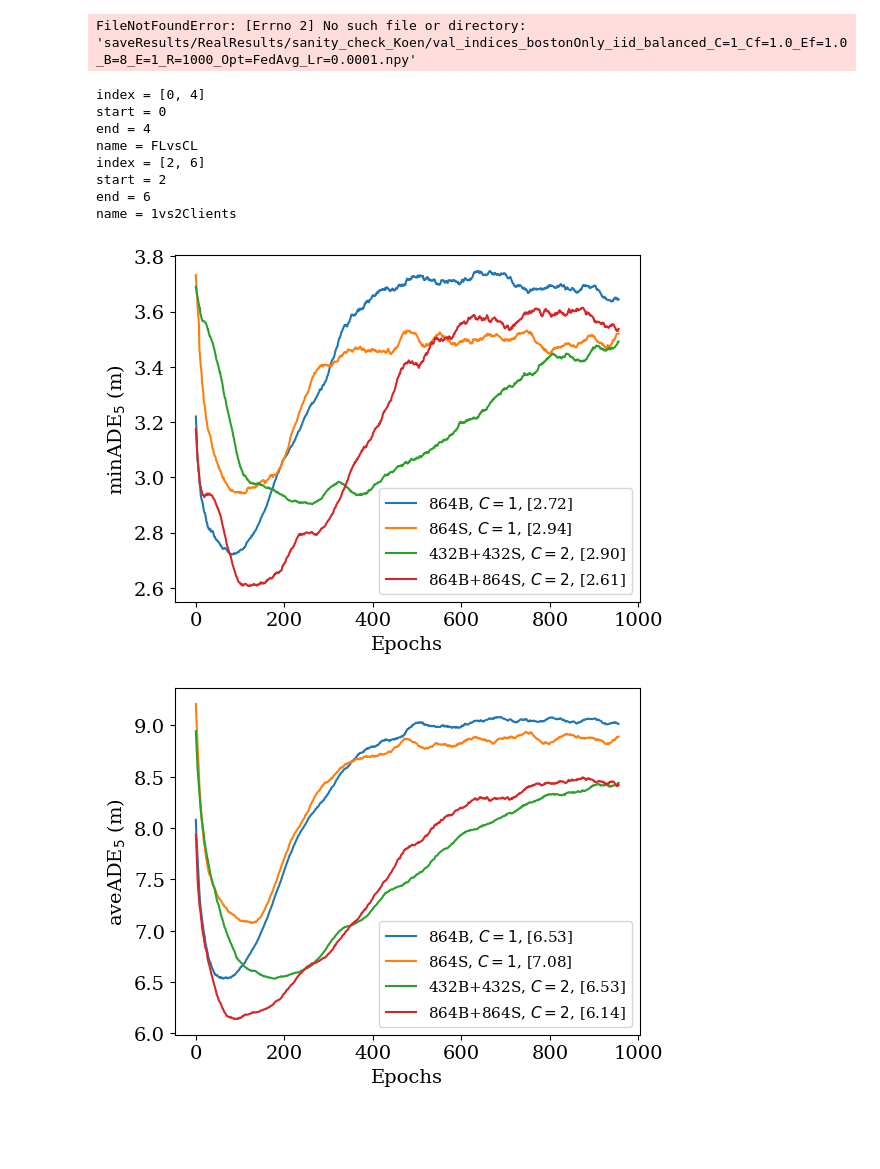
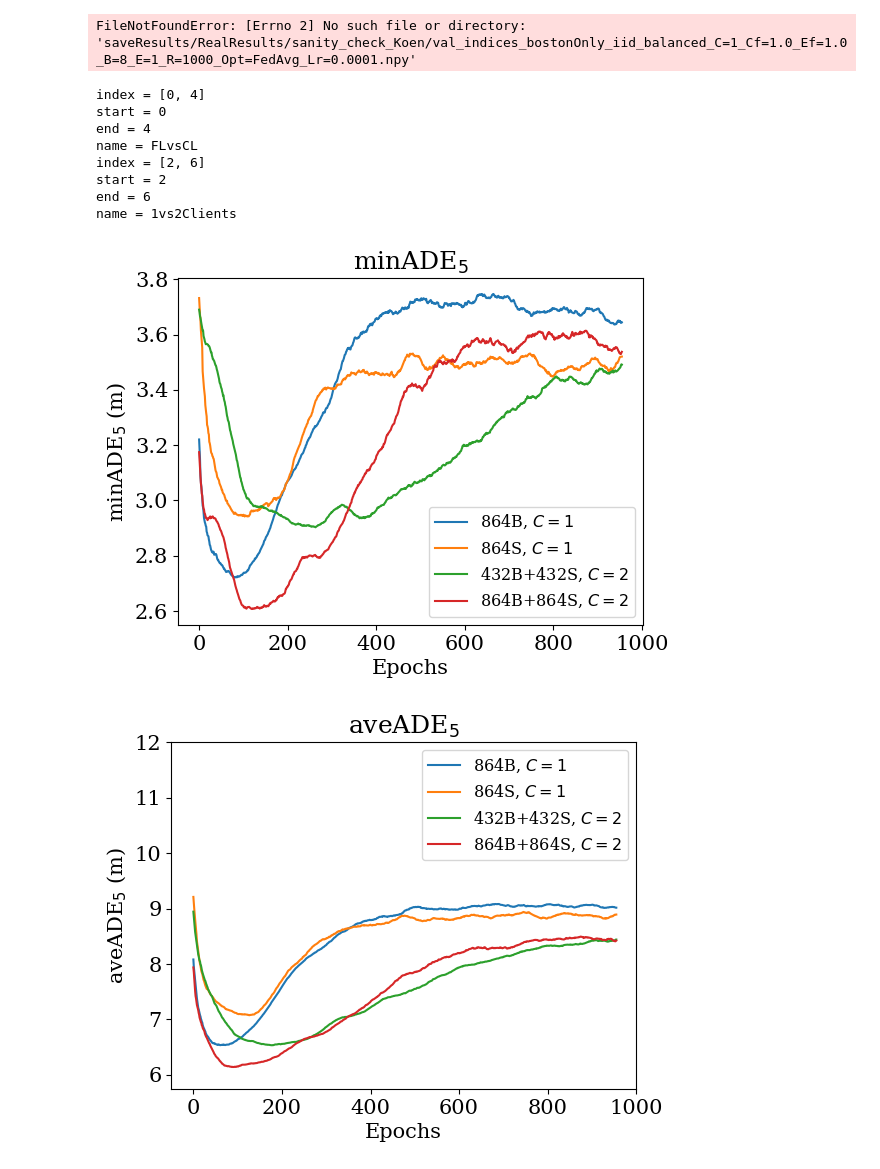
Before and after one commit to dolander1/nuscenes_dolander1, a Jupyter notebook: python-sdk/tutorials/analyseKoenSanity.ipynb, the cells around one changed output. Cells and saved outputs as stored; diff of their text form; code cells hidden in the pictures; blank space fills up the shorter version.

```diff
--- a/python-sdk/tutorials/analyseKoenSanity.ipynb
+++ b/python-sdk/tutorials/analyseKoenSanity.ipynb
@@ -473,11 +473,11 @@ for index, name in zip(index_tuple, name_list):
     # plt.rcParams.update({'font.family': 'monospace'})
     # plt.rcParams.update({'font.style': 'normal'})
     # plt.rcParams.update({'font.stretch': 'condensed'})
-    plt.rcParams.update({'font.size': 14})
+    plt.rcParams.update({'font.size': 15})
     plt.rcParams['font.family'] = 'serif'
     plt.rcParams['font.serif'] = ['Times New Roman'] + plt.rcParams['font.serif']
     figsize=(6,4.5)
-    legend_font_size=11
+    legend_font_size=11.5
 
     ## Smooth data ADE
     start_number = 5
@@ -487,22 +487,35 @@ for index, name in zip(index_tuple, name_list):
     best_smooth_min_ADE_list = [min(smooth_min_ADE) for smooth_min_ADE in smooth_min_ADE_list]
     best_smooth_ave_ADE_list = [min(smooth_ave_ADE) for smooth_ave_ADE in smooth_ave_ADE_list]
 
+    # Reordered vector
+    smooth_min_ADE_list = smooth_min_ADE_list[:2] + smooth_min_ADE_list[4:] + smooth_min_ADE_list[2:4]
+    smooth_ave_ADE_list = smooth_ave_ADE_list[:2] + smooth_ave_ADE_list[4:] + smooth_ave_ADE_list[2:4]
+    best_smooth_min_ADE_list = best_smooth_min_ADE_list[:2] + best_smooth_min_ADE_list[4:] + best_smooth_min_ADE_list[2:4]
+    best_smooth_ave_ADE_list = best_smooth_ave_ADE_list[:2] + best_smooth_ave_ADE_list[4:] + best_smooth_ave_ADE_list[2:4]
+    short_legend_list = short_legend_list[:2] + short_legend_list[4:] + short_legend_list[2:4]
+
     ## Plot ADE
     # min_ADE
     plt.figure(figsize=figsize)
-    [plt.plot(smooth_min_ADE, label=legend+f', [{best_min_ADE:.2f}]') for smooth_min_ADE, legend, best_min_ADE in zip(smooth_min_ADE_list, short_legend_list, best_smooth_min_ADE_list)]
+#     [plt.plot(smooth_min_ADE, label=legend+f', [{best_min_ADE:.2f}]') for smooth_min_ADE, legend, best_min_ADE in zip(smooth_min_ADE_list, short_legend_list, best_smooth_min_ADE_list)]
+    [plt.plot(smooth_min_ADE, label=legend) for smooth_min_ADE, legend, best_min_ADE in zip(smooth_min_ADE_list, short_legend_list, best_smooth_min_ADE_list)]
     plt.legend(fontsize=legend_font_size);
 #     plt.title(f"minADE$_{k_nr_of_trajectories_many_files_ADE}$ ({name})");
+    plt.title(f"minADE$_{k_nr_of_trajectories_many_files_ADE}$");
     plt.xlabel('Epochs')
     plt.ylabel(f"minADE$_{k_nr_of_trajectories_many_files_ADE}$ (m)")
     plt.savefig(f"saveResults/plots/{folder}/{name}_{folder_name}_minADE_k={k_nr_of_trajectories_many_files_ADE}.pdf", bbox_inches='tight', pad_inches=0)
     # ave_ADE
     plt.figure(figsize=figsize)
-    [plt.plot(smooth_ave_ADE, label=legend+f', [{best_ave_ADE:.2f}]') for smooth_ave_ADE, legend, best_ave_ADE in zip(smooth_ave_ADE_list, short_legend_list, best_smooth_ave_ADE_list)]
+#     [plt.plot(smooth_ave_ADE, label=legend+f', [{best_ave_ADE:.2f}]') for smooth_ave_ADE, legend, best_ave_ADE in zip(smooth_ave_ADE_list, short_legend_list, best_smooth_ave_ADE_list)]
+    [plt.plot(smooth_ave_ADE, label=legend) for smooth_ave_ADE, legend, best_ave_ADE in zip(smooth_ave_ADE_list, short_legend_list, best_smooth_ave_ADE_list)]
     plt.legend(fontsize=legend_font_size);
 #     plt.title(f"aveADE$_{k_nr_of_trajectories_many_files_ADE}$ ({name})");
+    plt.title(f"aveADE$_{k_nr_of_trajectories_many_files_ADE}$");
     plt.xlabel('Epochs')
     plt.ylabel(f"aveADE$_{k_nr_of_trajectories_many_files_ADE}$ (m)")
+    plt.xlim([-50,1000])
+    plt.ylim([5.75,12])
     plt.savefig(f"saveResults/plots/{folder}/{name}_{folder_name}_aveADE_k={k_nr_of_trajectories_many_files_ADE}.pdf", bbox_inches='tight', pad_inches=0)
 
 
@@ -516,10 +529,11 @@ for index, name in zip(index_tuple, name_list):
 
     ## Plot FDE
     plt.figure(figsize=figsize)
-    [plt.plot(smooth_min_FDE, label=legend+f', [{best_min_FDE:.2f}]') for smooth_min_FDE, legend, best_min_FDE in zip(smooth_min_FDE_list, short_legend_list, best_smooth_min_FDE_list)]
-    # [plt.plot(smooth_ave_FDE, label=legend+', ave_FDE'+f', [{best_ave_FDE:.2f}]') for smooth_ave_FDE, legend, best_ave_FDE in zip(smooth_ave_FDE_list, short_legend_list, best_smooth_ave_FDE_list)]
+#     [plt.plot(smooth_min_FDE, label=legend+f', [{best_min_FDE:.2f}]') for smooth_min_FDE, legend, best_min_FDE in zip(smooth_min_FDE_list, short_legend_list, best_smooth_min_FDE_list)]
+    [plt.plot(smooth_min_FDE, label=legend) for smooth_min_FDE, legend, best_min_FDE in zip(smooth_min_FDE_list, short_legend_list, best_smooth_min_FDE_list)]
     plt.legend(fontsize=legend_font_size);
 #     plt.title(f"FDE$_{k_nr_of_trajectories_many_files_FDE}$ ({name})");
+    plt.title(f"FDE$_{k_nr_of_trajectories_many_files_FDE}$");
     plt.xlabel('Epochs')
     plt.ylabel(f"FDE$_{k_nr_of_trajectories_many_files_FDE}$ (m)")
     plt.savefig(f"saveResults/plots/{folder}/{name}_{folder_name}_FDE_k={k_nr_of_trajectories_many_files_FDE}.pdf", bbox_inches='tight', pad_inches=0)
@@ -535,34 +549,38 @@ for index, name in zip(index_tuple, name_list):
     best_smooth_ave_MDE_list = [min(smooth_ave_MDE) for smooth_ave_MDE in smooth_ave_MDE_list]
     best_smooth_hit_rate_list = [max(smooth_hit_rate) for smooth_hit_rate in smooth_hit_rate_list]
 
 
     ## Plot MDE - hit rate
     #     # MDE
     #     plt.figure()
     #     # [plt.plot(smooth_min_MDE, label=legend+', min_MDE'+f', [{best_min_MDE:.2f}]') for smooth_min_MDE, legend, best_min_MDE in zip(smooth_min_MDE_list, short_legend_list, best_smooth_min_MDE_list)]
     #     [plt.plot(smooth_ave_MDE, label=legend+f', [{best_ave_MDE:.2f}]') for smooth_ave_MDE, legend, best_ave_MDE in zip(smooth_ave_MDE_list, short_legend_list, best_smooth_ave_MDE_list)]
     #     plt.legend();
     #     plt.title(f"aveMDE$_{k_nr_of_trajectories_many_files_MDE}$ ({folder_name})");
     #     plt.xlabel('Epochs')
     #     plt.ylabel(f"aveMDE$_{k_nr_of_trajectories_many_files_MDE}$ (m)")
     #     plt.savefig(f"saveResults/plots/{folder}_aveMDE_k={k_nr_of_trajectories_many_files_MDE}", bbox_inches='tight', pad_inches=0)
 
     # HitRate
     plt.figure(figsize=figsize)
-    [plt.plot(smooth_hit_rate, label=legend+f', [{best_smooth_hit_rate:.3f}]') for smooth_hit_rate, legend, best_smooth_hit_rate in zip(smooth_hit_rate_list, short_legend_list, best_smooth_hit_rate_list)]
+#     [plt.plot(smooth_hit_rate, label=legend+f', [{best_smooth_hit_rate:.3f}]') for smooth_hit_rate, legend, best_smooth_hit_rate in zip(smooth_hit_rate_list, short_legend_list, best_smooth_hit_rate_list)]
+    [plt.plot(smooth_hit_rate, label=legend) for smooth_hit_rate, legend, best_smooth_hit_rate in zip(smooth_hit_rate_list, short_legend_list, best_smooth_hit_rate_list)]
     plt.legend(fontsize=legend_font_size);
 #     plt.title(r'HitRate$_{{{0},{1}\rm m}}$ ({2})'.format(k_nr_of_trajectories_many_files_MDE, max_distance, name));
+    plt.title(r'HitRate$_{{{0},{1}\rm m}}$'.format(k_nr_of_trajectories_many_files_MDE, max_distance));
     plt.xlabel('Epochs')
-    plt.ylabel(r'HitRate$_{{{0},{1}\rm m}}$'.format(k_nr_of_trajectories_many_files_MDE, max_distance), fontsize=11)
+    plt.ylabel(r'HitRate$_{{{0},{1}\rm m}}$'.format(k_nr_of_trajectories_many_files_MDE, max_distance))
+    plt.xlim([-50,1000])
+    plt.ylim([0.05,0.19])
     plt.savefig(f"saveResults/plots/{folder}/{name}_{folder_name}_HitRate_k={k_nr_of_trajectories_many_files_MDE}_d={max_distance}.pdf", bbox_inches='tight', pad_inches=0)
 # %% [output]
 index = [0, 4]
 start = 0
 end = 4
 name = FLvsCL
 index = [2, 6]
 start = 2
 end = 6
 name = 1vs2Clients
-[figure, old version]
+[figure, new version]
-[figure, old version]
+[figure, new version]
```
Also changed, not shown: parts of 1 cell of this notebook, 1 other file.
